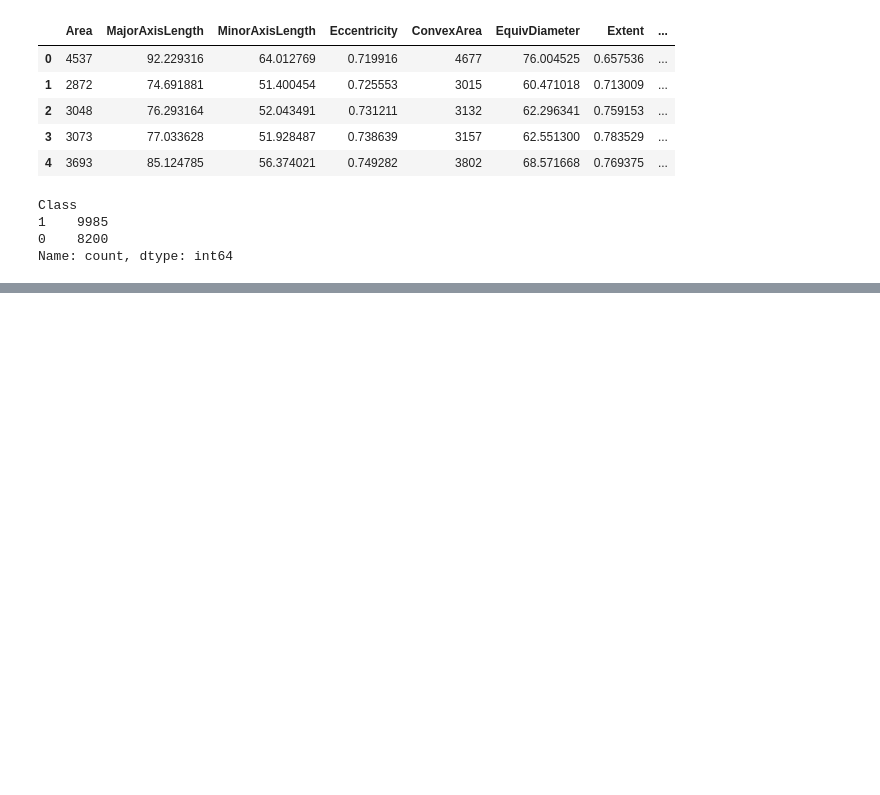
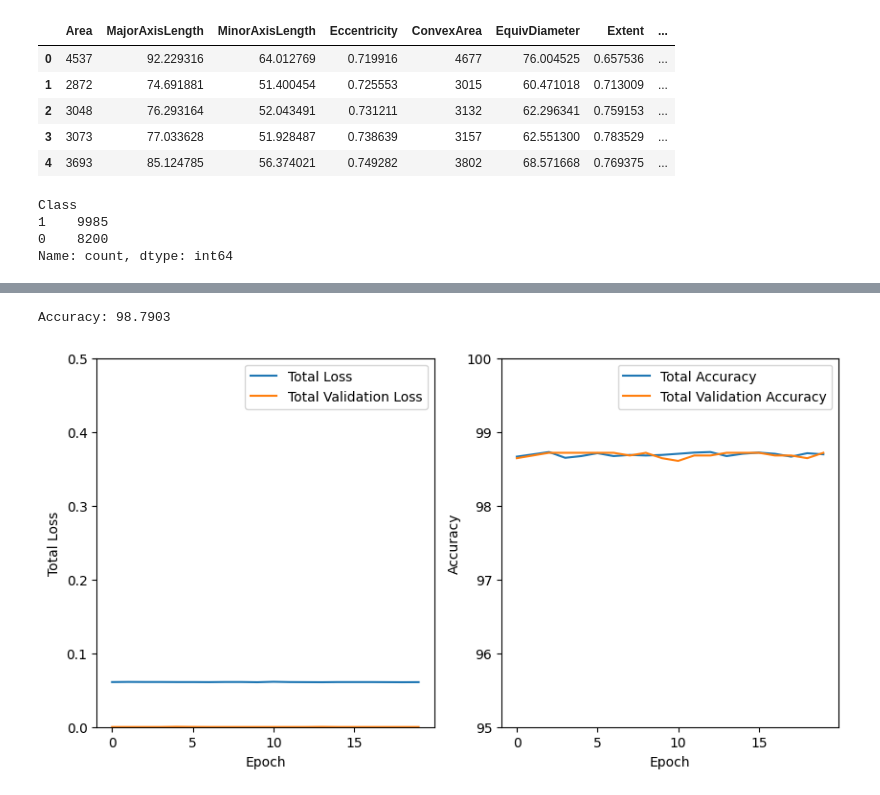
Before and after one commit to gauravkumarML/Rice-classification, a Jupyter notebook: Rice Classification.ipynb, the cells around one changed output, grey strips where cells are left out. Cells and saved outputs as stored; diff of their text form; code cells hidden in the pictures; blank space fills up the shorter version.

Commit message:
Finished model training and achieved 98% accuracy on validation set

```diff
--- a/Rice Classification.ipynb
+++ b/Rice Classification.ipynb
@@ -89,3 +83,22 @@ print(X_train.shape, X_test.shape, y_train.shape, y_test.shape)
 training_set = Dataset(X_train, y_train)
 validation_set = Dataset(X_val, y_val)
 test_set = Dataset(X_test, y_test)
+# %%
+training_loader = DataLoader(training_set, batch_size=8, shuffle=True)
+validation_loader = DataLoader(validation_set, batch_size=8, shuffle=True)
+test_loader = DataLoader(test_set, batch_size=8, shuffle=True)
+# %%
+hidden_layer_neurons = 10
+class MyModel(nn.Module):
+    def __init__(self):
+        super(MyModel, self).__init__()
+        self.input_layer = nn.Linear(X_train.shape[1], hidden_layer_neurons)
+        self.linear = nn.Linear(hidden_layer_neurons, 1)
+        self.sigmoid = nn.Sigmoid()
+    def forward(self,x):
+        x = self.input_layer(x)
+        x = self.linear(x)
+        x = self.sigmoid(x)
+        return x
+
+model = MyModel()
@@ -91,0 +124,3 @@ test_set = Dataset(X_test, y_test)
+# %%
+criterion = nn.BCELoss()
+optimizer = Adam(model.parameters(), lr=1e-3)
@@ -91,0 +191,38 @@ test_set = Dataset(X_test, y_test)
+# %%
+with torch.no_grad():
+    total_loss_test = 0
+    total_accuracy_test = 0
+    for data in test_loader:
+        inputs, label = data
+        prediction = model(inputs).squeeze(1)
+        batch_loss_test = criterion(prediction, label)
+        total_loss_test = batch_loss_test
+        accuracy = (prediction.round() == label).sum().item()
+        total_accuracy_test += accuracy
+
+print("Accuracy:", round(total_accuracy_test/test_set.__len__()*100,4))
+# %% [output]
+Accuracy: 98.7903
+# %%
+# visulisation
+
+fig, axs = plt.subplots(nrows = 1, ncols= 2, figsize=(10,5))
+axs[0].plot(total_loss_train_plot, label="Total Loss")
+axs[0].plot(total_loss_validation_plot, label="Total Validation Loss")
+
+axs[0].set_xlabel("Epoch")
+axs[0].set_ylabel("Total Loss")
+axs[0].set_ylim([0,0.5])
+axs[0].legend()
+
+axs[1].plot(total_acc_train_plot, label="Total Accuracy")
+axs[1].plot(total_acc_validation_plot, label="Total Validation Accuracy")
+
+axs[1].set_xlabel("Epoch")
+axs[1].set_ylabel("Accuracy")
+axs[1].set_ylim([95,100])
+axs[1].legend()
+
+plt.show()
+# %% [output]
+[figure, added]
```
Also changed, not shown: parts of 6 cells of this notebook.
